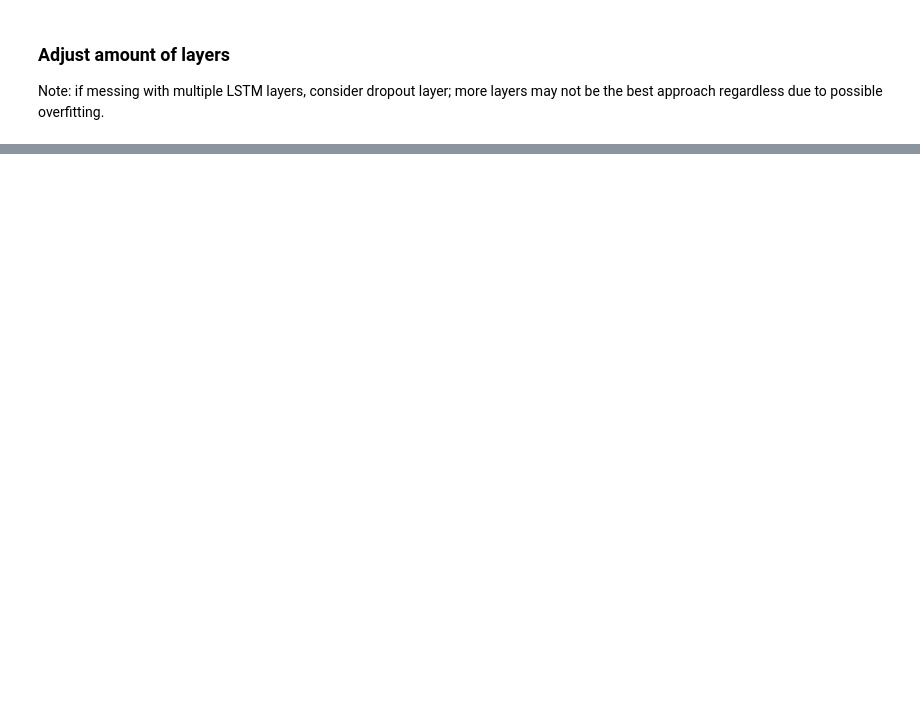
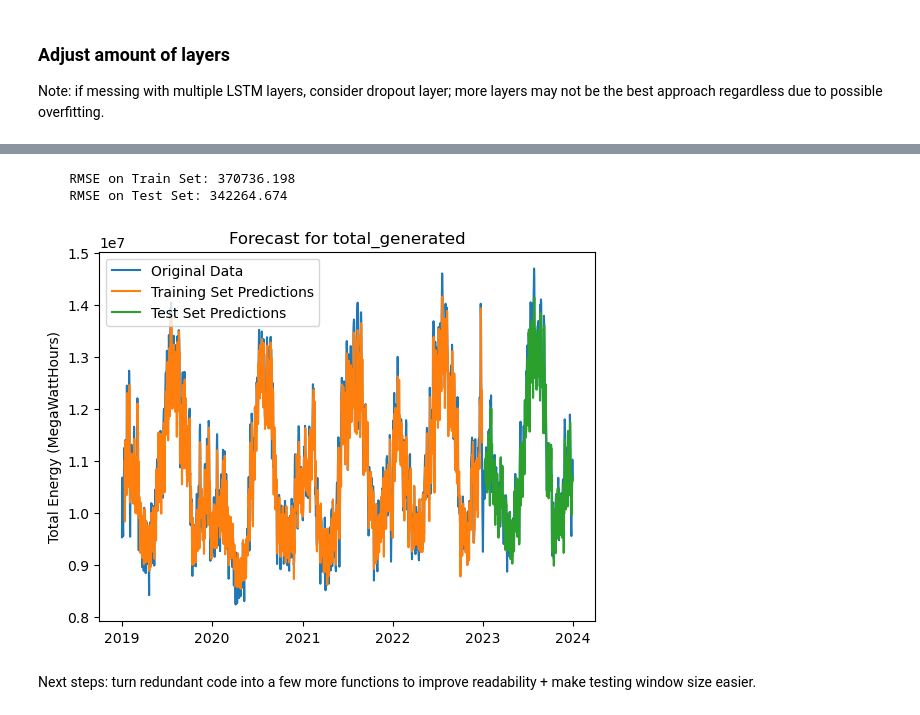
Before and after one commit to sbenston/energy_forecasting, a Jupyter notebook: energy_forecasting_models.ipynb, the cells around one changed output, grey strips where cells are left out. Saved outputs shown, nothing was run; the diff lists cells and outputs as text; code cells hidden in the pictures; blank space fills up the shorter version.

```diff
--- a/energy_forecasting_models.ipynb
+++ b/energy_forecasting_models.ipynb
@@ -405,0 +411,11 @@ plot_predictions(total_generated_df, shifted_train_pred, shifted_test_pred)
+# %%
+# Build model
+model = Sequential()
+model.add(LSTM(128, input_shape=(10, 1), return_sequences=True))
+model.add(LSTM(64))
+model.add(Dense(32, activation='relu'))
+model.add(Dense(16, activation='relu'))
+model.add(Dense(1))
+model.compile(optimizer='adam', loss='mse')
+
+model.summary()
@@ -405,0 +442,7 @@ plot_predictions(total_generated_df, shifted_train_pred, shifted_test_pred)
+# %%
+# Fit for 40 epochs
+model.fit(X_train, y_train, epochs=50, verbose=1)
+
+# Get predictions
+train_pred = model.predict(X_train)
+test_pred = model.predict(X_test)
@@ -405,0 +467,33 @@ plot_predictions(total_generated_df, shifted_train_pred, shifted_test_pred)
+# %%
+# Revert scaling
+y_train_unscaled = scaler.inverse_transform([y_train])
+train_pred_unscaled = scaler.inverse_transform(train_pred)
+y_test_unscaled = scaler.inverse_transform([y_test])
+test_pred_unscaled = scaler.inverse_transform(test_pred)
+# %%
+# Get RMSE for unscaled data
+mse_train = mean_squared_error(y_train_unscaled[0], train_pred_unscaled)
+mse_test = mean_squared_error(y_test_unscaled[0], test_pred_unscaled)
+rmse_train = np.sqrt(mse_train)
+rmse_test = np.sqrt(mse_test)
+
+print(f'''
+    RMSE on Train Set: {rmse_train:.3f}
+    RMSE on Test Set: {rmse_test:.3f}
+    ''')
+# %% [output]
+    RMSE on Train Set: 370736.198
+    RMSE on Test Set: 342264.674
+# %%
+# Align prediction data to match original data x-axis
+shifted_train_pred, shifted_test_pred = shift_predictions(train_pred_unscaled,
+                                                          test_pred_unscaled,
+                                                          total_generated_df,
+                                                          window_size=10)
+# %%
+# Plot predictions against original data
+plot_predictions(total_generated_df, shifted_train_pred, shifted_test_pred)
+# %% [output]
+[figure, added]
+# %% [markdown]
+Next steps: turn redundant code into a few more functions to improve readability + make testing window size easier.
```
Also changed, not shown: parts of 14 cells of this notebook.
